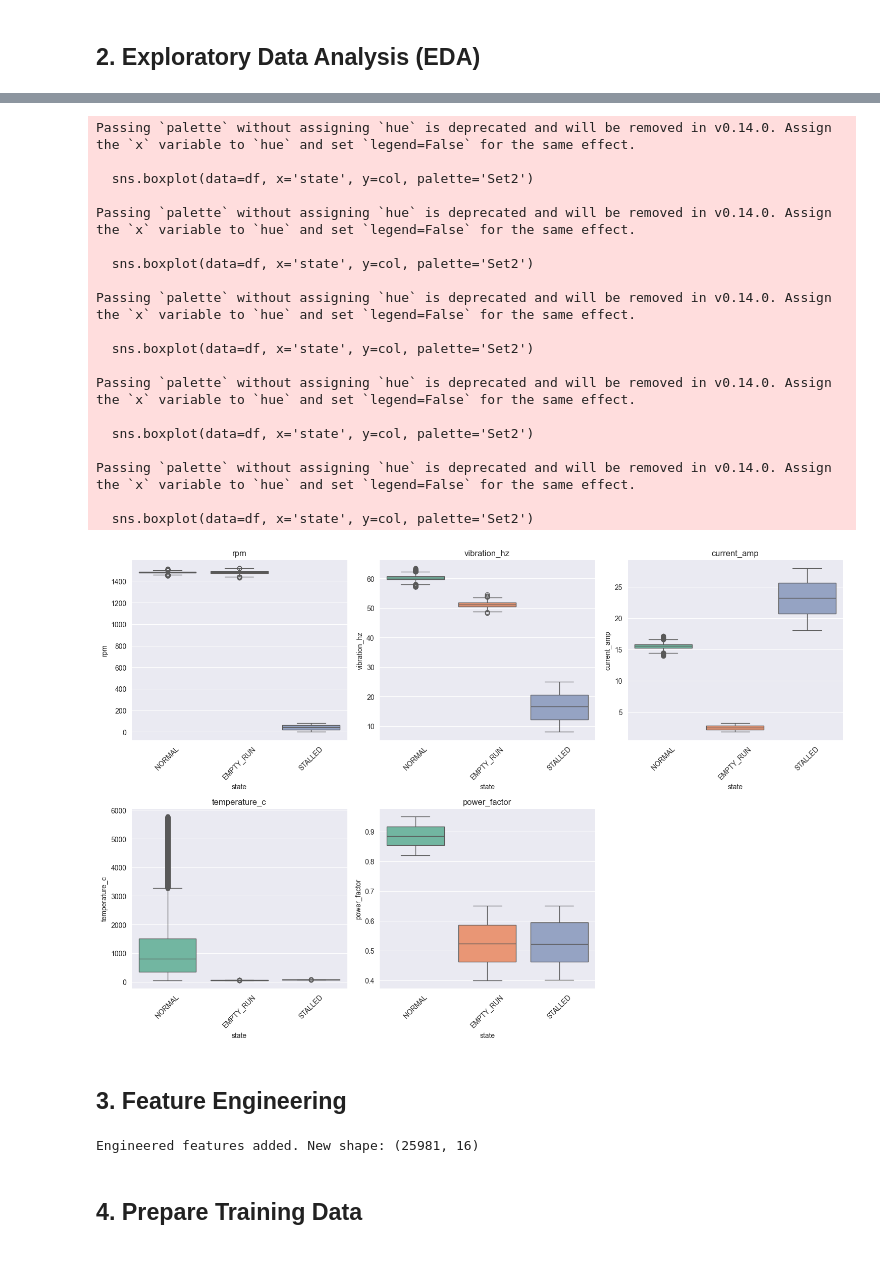
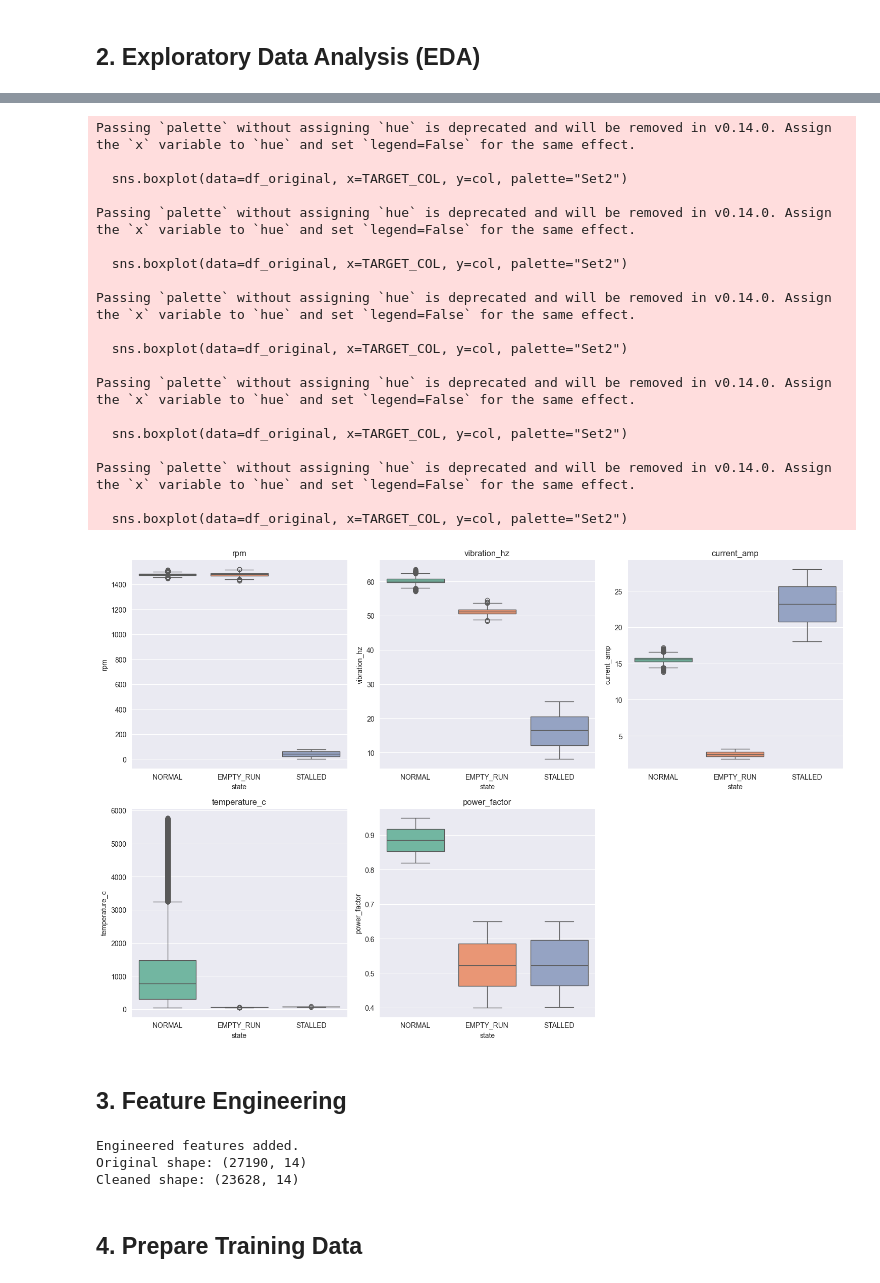
Before and after one commit to rodgerrashan/Motor-Empty-Run-Detection, a Jupyter notebook: mlModel/model_train.ipynb, the cells around one changed output, grey strips where cells are left out. Saved outputs shown, nothing was run; the diff lists cells and outputs as text; code cells hidden in the pictures.

```diff
--- a/mlModel/model_train.ipynb
+++ b/mlModel/model_train.ipynb
@@ -111,51 +149,59 @@ plt.show()
 # %%
-# Box plots â€“ how features differ per state
-features = ['rpm', 'vibration_hz', 'current_amp', 'temperature_c', 'power_factor']
+# Box plots - feature differences by target
+features = ["rpm", "vibration_hz", "current_amp", "temperature_c", "power_factor"]
 plt.figure(figsize=(15, 10))
 for i, col in enumerate(features, 1):
     plt.subplot(2, 3, i)
-    sns.boxplot(data=df, x='state', y=col, palette='Set2')
+    sns.boxplot(data=df_original, x=TARGET_COL, y=col, palette="Set2")
     plt.title(col)
-    plt.xticks(rotation=45)
+    plt.xticks(rotation=0)
 plt.tight_layout()
 plt.show()
 # %% [output]
 Passing `palette` without assigning `hue` is deprecated and will be removed in v0.14.0. Assign the `x` variable to `hue` and set `legend=False` for the same effect.
 
-  sns.boxplot(data=df, x='state', y=col, palette='Set2')
+  sns.boxplot(data=df_original, x=TARGET_COL, y=col, palette="Set2")
 
 Passing `palette` without assigning `hue` is deprecated and will be removed in v0.14.0. Assign the `x` variable to `hue` and set `legend=False` for the same effect.
 
-  sns.boxplot(data=df, x='state', y=col, palette='Set2')
+  sns.boxplot(data=df_original, x=TARGET_COL, y=col, palette="Set2")
 
 Passing `palette` without assigning `hue` is deprecated and will be removed in v0.14.0. Assign the `x` variable to `hue` and set `legend=False` for the same effect.
 
-  sns.boxplot(data=df, x='state', y=col, palette='Set2')
+  sns.boxplot(data=df_original, x=TARGET_COL, y=col, palette="Set2")
 
 Passing `palette` without assigning `hue` is deprecated and will be removed in v0.14.0. Assign the `x` variable to `hue` and set `legend=False` for the same effect.
 
-  sns.boxplot(data=df, x='state', y=col, palette='Set2')
+  sns.boxplot(data=df_original, x=TARGET_COL, y=col, palette="Set2")
 
 Passing `palette` without assigning `hue` is deprecated and will be removed in v0.14.0. Assign the `x` variable to `hue` and set `legend=False` for the same effect.
 
-  sns.boxplot(data=df, x='state', y=col, palette='Set2')
+  sns.boxplot(data=df_original, x=TARGET_COL, y=col, palette="Set2")
-[figure, old version]
+[figure, new version]
 # %% [markdown]
 ## 3. Feature Engineering
 # %%
-# === FEATURE ENGINEERING (highly effective for this dataset) ===
-df = df.copy()
+# === FEATURE ENGINEERING ===
+def add_features(df):
+    df = df.copy()
+    df["vib_per_amp"] = df["vibration_hz"] / (df["current_amp"] + 0.1)
+    df["current_ratio"] = df["current_amp"] / 15.5
+    df["vibration_dev"] = (df["vibration_hz"] - 60.2).abs()
+    df["temp_rise"] = df["temperature_c"] - 48.0
+    df["power_kw"] = df["current_amp"] * 230 * df["power_factor"] / 1000
+    df["high_current_low_rpm"] = ((df["current_amp"] > 22) & (df["rpm"] < 200)).astype(int)
+    return df
 
-df['vib_per_amp'] = df['vibration_hz'] / (df['current_amp'] + 0.1)
-df['current_ratio'] = df['current_amp'] / 15.5
-df['vibration_dev'] = abs(df['vibration_hz'] - 60.2)
-df['temp_rise'] = df['temperature_c'] - 48.0
-df['power_kw'] = df['current_amp'] * 230 * df['power_factor'] / 1000
-df['high_current_low_rpm'] = ((df['current_amp'] > 22) & (df['rpm'] < 200)).astype(int)
+df_original_fe = add_features(df_original)
+df_clean_fe = add_features(df_clean)
 
-print('Engineered features added. New shape:', df.shape)
+print("Engineered features added.")
+print("Original shape:", df_original_fe.shape)
+print("Cleaned shape:", df_clean_fe.shape)
 # %% [output]
-Engineered features added. New shape: (25981, 16)
+Engineered features added.
+Original shape: (27190, 14)
+Cleaned shape: (23628, 14)
 # %% [markdown]
 ## 4. Prepare Training Data
 # %%
```
Also changed, not shown: parts of 14 cells of this notebook, 3 other files.
